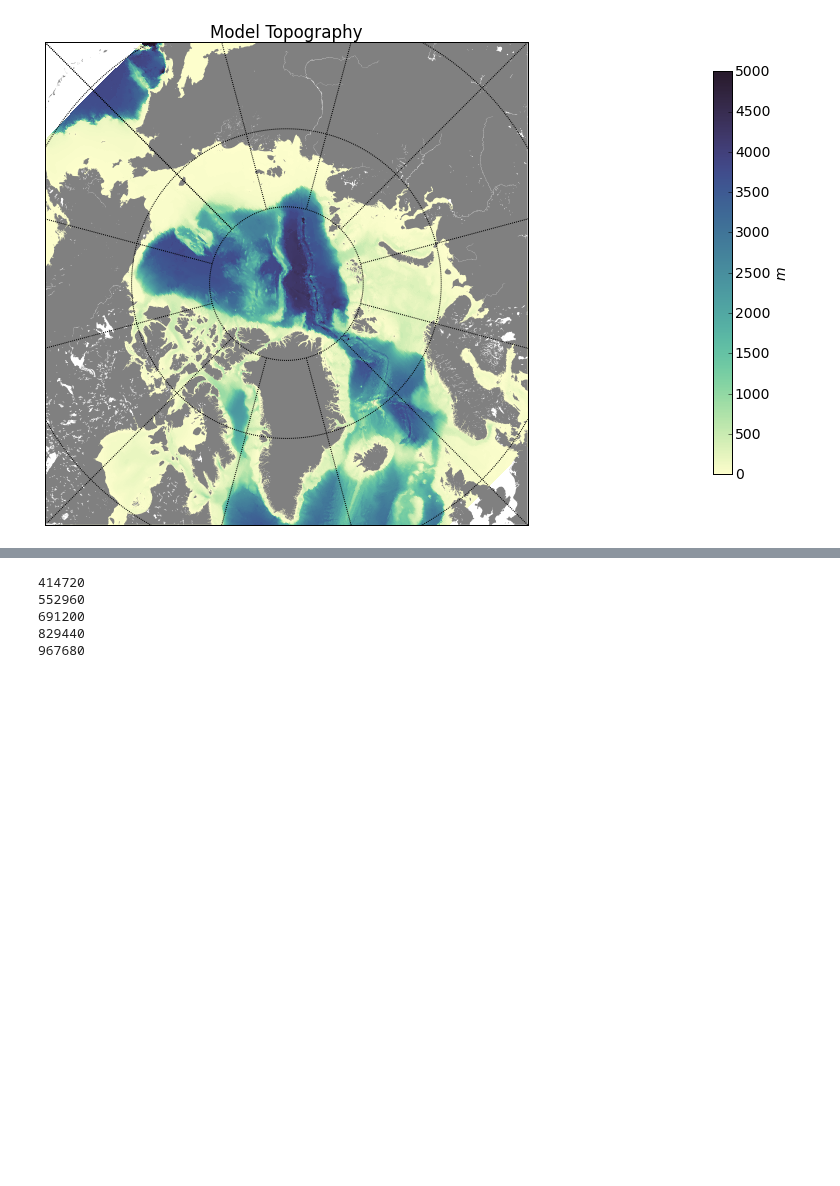
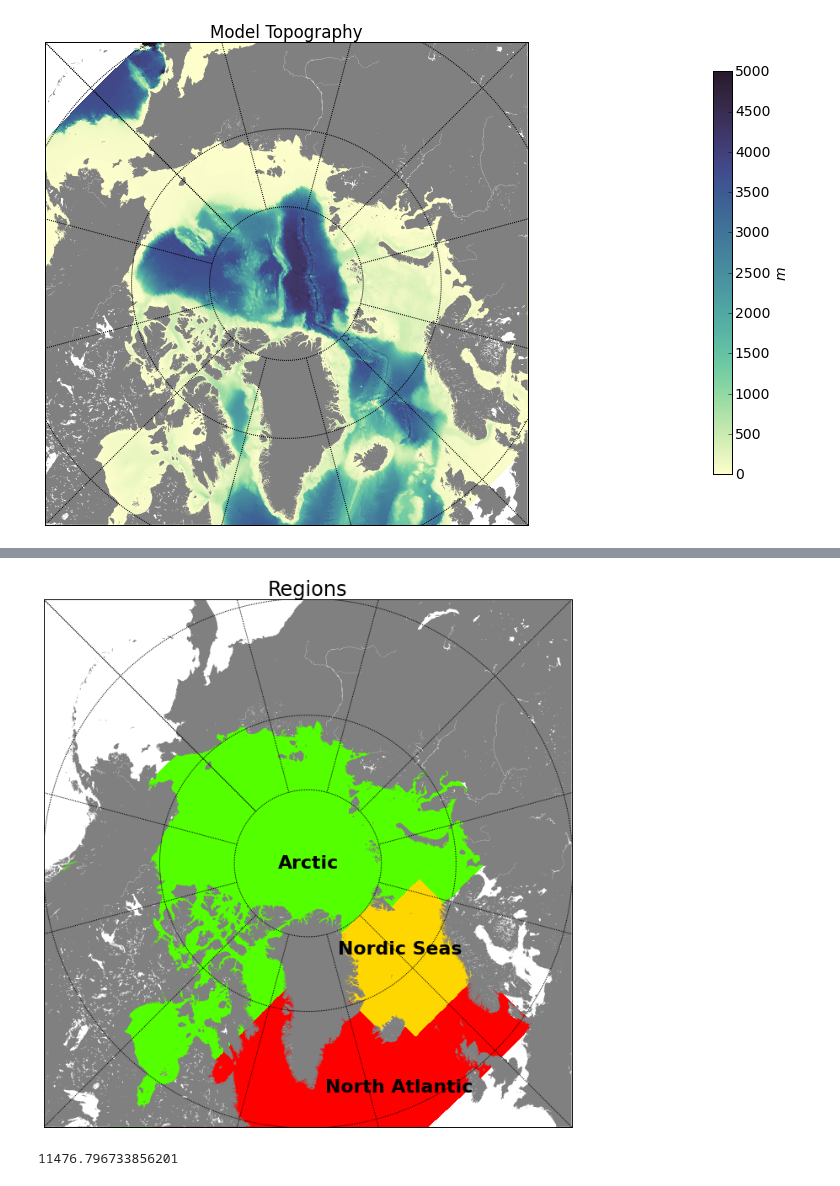
Before and after one commit to AlessandroMozzato/notebooks, a Jupyter notebook: Forcing_datasets.ipynb, the cells around one changed output, grey strips where cells are left out. Saved outputs shown, nothing was run; the diff lists cells and outputs as text; code cells hidden in the pictures; blank space fills up the shorter version.

```diff
--- a/Forcing_datasets.ipynb
+++ b/Forcing_datasets.ipynb
@@ -315,9 +311,46 @@ basemap_bathy_transect(grid_toplot)
-# %%
-for j in range(5):
-    print 414720 + 138240*j
-# %% [output]
-414720
-552960
-691200
-829440
-967680
+# %%
+def basemap_bathy_transect(grid):
+    lat_ts=90.0 ; lat_0=90.0 ; lon_0=-45.0 ;
+    sgn=1
+    width=8000000. ; height=8000000.0 ;
+    #vmin = 0; vmax = 4 ;
+
+    fig, axes = plt.subplots(1,1)
+    m = Basemap(ax=axes,width=width,height=height,resolution='h',\
+                    projection='stere',lat_ts=lat_ts,lat_0=lat_0,lon_0=lon_0)
+    # the continents will be drawn on top.
+    m.drawmapboundary(fill_color='white')
+    # fill continents, set lake color same as ocean color.
+    m.fillcontinents(color='grey',lake_color='white')
+    x,y=m(grid['XC'],grid['YC'])
+    reg1,reg2,reg3 = region_mask(9)
+    mask = np.zeros_like(reg1)
+    mask[reg1==1] = 1
+    mask[reg2==1] = 2
+    mask[reg3==1] = 3
+    mask[mask==0] = np.nan
+
+    sitm = np.ma.masked_where(np.isnan(mask[0,:,:]),mask[0,:,:])
+    CS=m.pcolormesh(x,y,-sitm,cmap=matplotlib.cm.prism)#cmocean.cm.bathymetry_r)#)#,vmin=vmin,vmax=vmax#)#
+    m.drawparallels(np.arange(-80.,81.,15.))
+    m.drawmeridians(np.arange(-180.,181.,30.))
+
+    regions = {"reg1" : [0,90]  , "reg2" : [2,73]  , "reg3" : [-23,58] }
+    offs = {"reg1" : [0,0]  , "reg2" : [0,0]  , "reg3" : [0,0] }
+    texts = {"reg1" : "Arctic" , "reg2" : "Nordic Seas" , "reg3" : "North Atlantic" }
+    # lines drawing
+    for reg in regions:
+        xx,yy=m(regions[reg][0],regions[reg][1])
+        plt.text(xx+offs[reg][0],yy+offs[reg][1],texts[reg],fontsize=22,\
+                 fontweight='bold',ha='center',va='center',color='black')
+
+    axes.set_title('Regions',fontsize=24)
+    fig.subplots_adjust(right=2.3,top=2.3)
+    fig.savefig('/noc/users/am8e13/Figures/regions',dpi=500, bbox_inches='tight')
+basemap_bathy_transect(grid_toplot)
+# %% [output]
+[figure, added]
+# %%
+12034293612/float(1024*1024*1024)
+# %% [output]
+11476.796733856201
```
Also changed, not shown: parts of 2 cells of this notebook.
